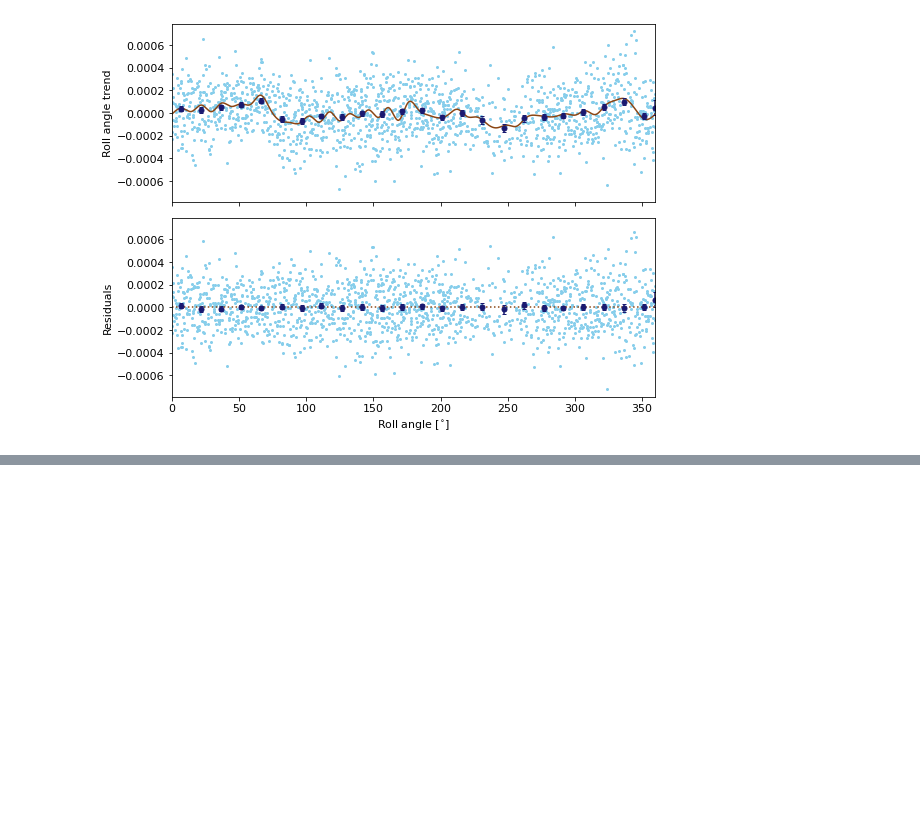
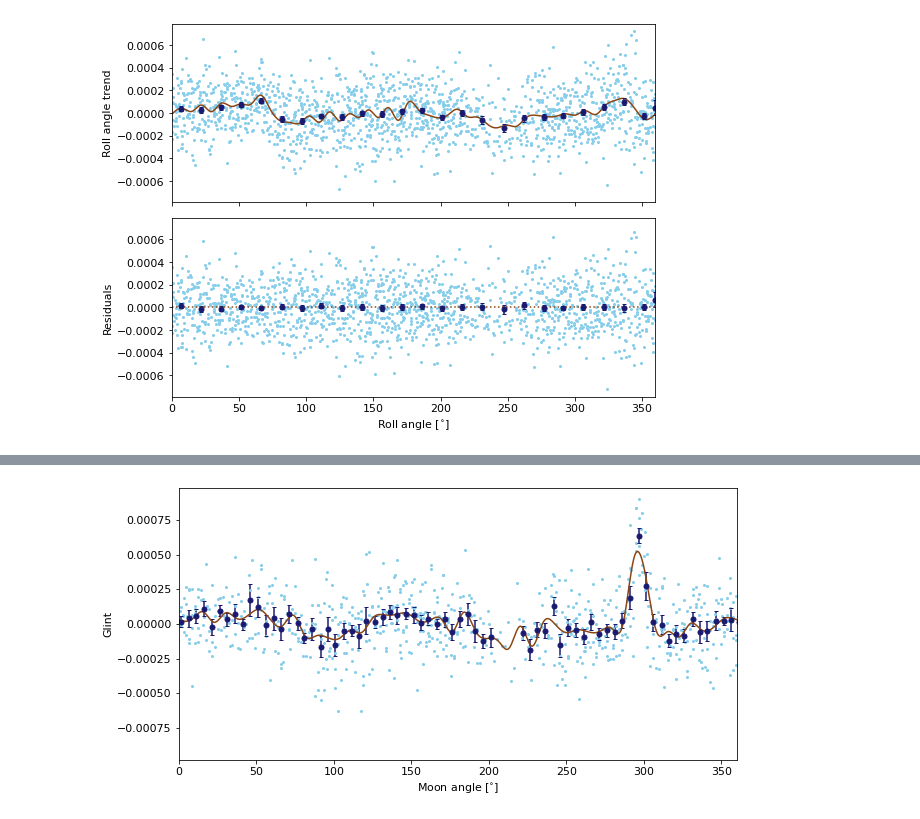
Before and after one commit to Jayshil/pycheops-tutorials, a Jupyter notebook: p2_kelt11.ipynb, the cells around one changed output, grey strips where cells are left out. Cells and saved outputs as stored; diff of their text form; code cells hidden in the pictures; blank space fills up the shorter version.

Commit message:
Moon glint added

```diff
--- a/p2_kelt11.ipynb
+++ b/p2_kelt11.ipynb
@@ -422,0 +446,9 @@ fig = dd.rollangle_plot()
+# %%
+phase = phaser(tim,lmfit.params['P'],lmfit.params['T_0'],-0.5)
+mask = abs(phase) < lmfit.params['W']/2
+
+moon_glint = dd.add_glint(moon=True,nspline=48,binwidth=5,
+                          fit_flux=True, mask=mask,
+                          figsize=(10,5))
+# %% [output]
+[figure, added]
```
Also changed, not shown: parts of 13 cells of this notebook.
